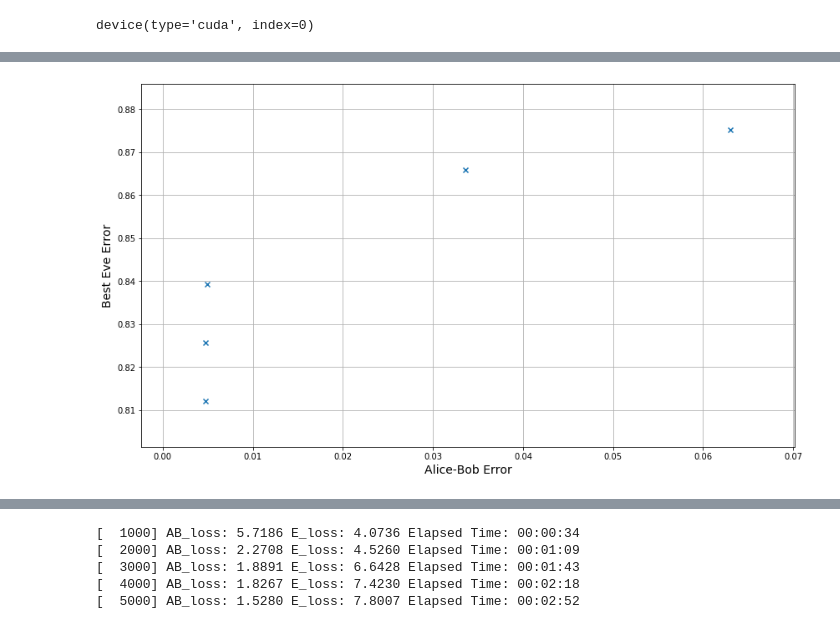
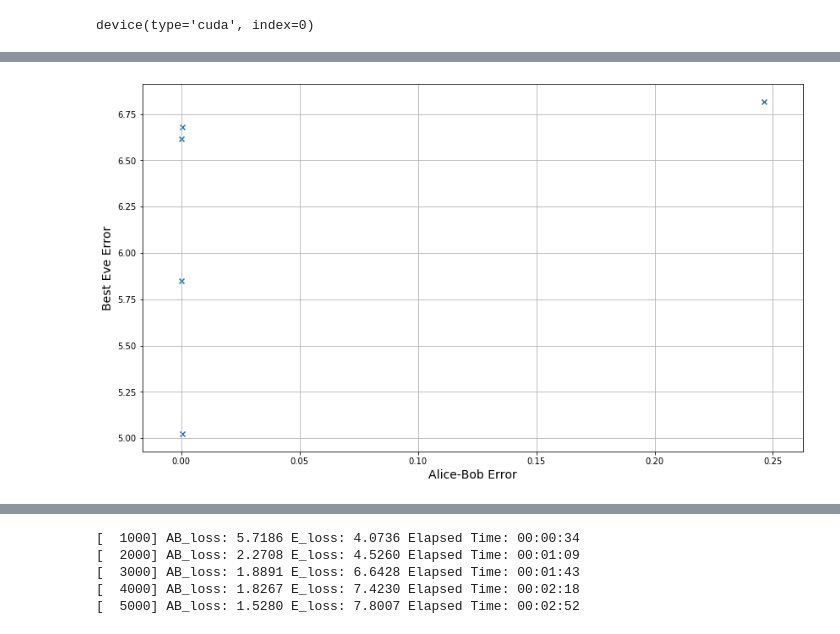
Before and after one commit to wert310/adversarial_neural_crypto, a Jupyter notebook: symmetric_encryption.ipynb, the cells around one changed output, grey strips where cells are left out. Saved outputs shown, nothing was run; the diff lists cells and outputs as text; code cells hidden in the pictures.

```diff
--- a/symmetric_encryption.ipynb
+++ b/symmetric_encryption.ipynb
@@ -206,6 +209,7 @@ def train_best_eve(A, E,
                    retries=5,
                    debug_print=10000):
 
+    Best_E_Rec = float("Inf")
     Best_E_loss = float("Inf")
     Best_E = None
 
@@ -237,9 +241,10 @@ def train_best_eve(A, E,
         if CE_loss.item() < Best_E_loss:
             Best_E_loss = CE_loss.item()
             Best_E = CE
+            Best_E_Rec = reconstruction_error(P, P_eve)
 
-    return Best_E, Best_E_loss
+    return Best_E, Best_E_loss, Best_E_Rec
 # %%
-Best_E, Best_E_loss = train_best_eve(A, E, retries=3, max_iter=20000)
+Best_E, Best_E_loss, Best_E_Rec = train_best_eve(A, E, retries=1, max_iter=20000)
 Best_E_loss
 # %% [output]
@@ -253,22 +254,27 @@ Best_E_loss
 # %%
 # Train new A,B,E and validate them for 20 times
-def validate(num_times=20):
-    AB = []
-    BE = []
+def validate(num_times=20, max_iter_abe=15000, retries=5, max_iter_e=15000):
+    AB     = []
+    AB_rec = []
+    BE     = []
+    BE_rec = []
     start_time = time.time()
     for n in range(num_times):
         A = ABENet(N, has_key=True).to(DEVICE)
         B = ABENet(N, has_key=True).to(DEVICE)
         E = ABENet(N, has_key=False).to(DEVICE)
-        ABs, Es = train_abe(A,B,E, max_iter=15000, debug_print=5000)
-        _, Best_E_loss = train_best_eve(A, E, retries=3, max_iter=15000, debug_print=7500)
+        ABs, Es, RABs, REs = train_abe(A,B,E, max_iter=max_iter_abe, debug_print=5000)
+        _, Best_E_loss, BRE = train_best_eve(
+            A, E, retries=retries, max_iter=max_iter_e, debug_print=7500)
         AB.append(ABs[-1])
+        AB_rec.append(RABs[-1])
         BE.append(Best_E_loss)
+        BE_rec.append(BRE)
         elapsed_time = time.time() - start_time
         print("[N: {}] AB_loss: {:2.4f} E_loss: {:2.4f} Elapsed Time: {}".format(
             n+1, ABs[-1], Best_E_loss, time.strftime("%H:%M:%S", time.gmtime(elapsed_time))))
 
-    return AB, BE
+    return AB, BE, AB_rec, BE_rec
 # %%
-AB, BE = validate(num_times=5)
+AB, BE, AB_rec, BE_rec = validate(num_times=5, retries=5, max_iter_abe=15000, max_iter_e=15000)
 # %% [output]
@@ -292,12 +298,12 @@ AB, BE = validate(num_times=5)
 # %%
 def plot_best_eves(AB, BE):
     plt.figure(figsize=(14,8))
     plt.scatter(AB,BE, marker='x')
     plt.xlabel("Alice-Bob Error", fontsize=14)
     plt.ylabel("Best Eve Error", fontsize=14)
     plt.grid(True, which='both')
     plt.show()
 
-plot_best_eves(AB, BE)
+plot_best_eves(AB_rec, BE_rec)
 # %% [output]
-[figure, old version]
+[figure, new version]
```
Also changed, not shown: parts of 12 cells of this notebook.
